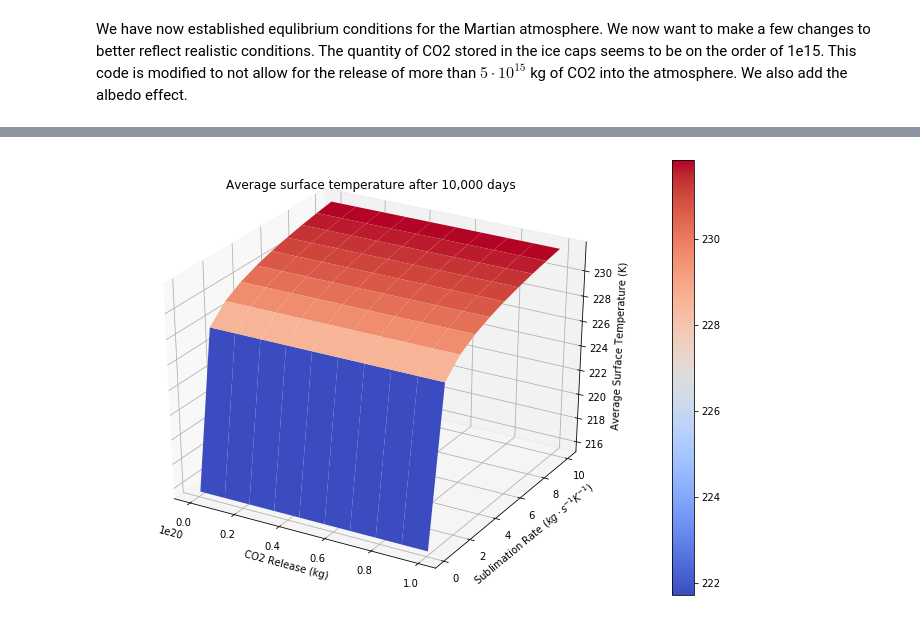
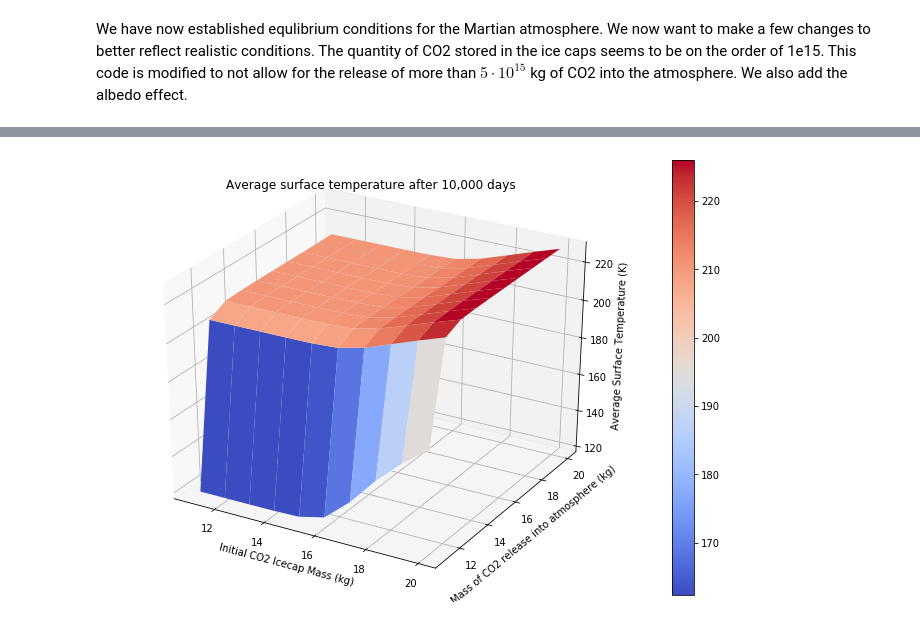
Before and after one commit to morganwb/Mars_Thermal_Project, a Jupyter notebook: Thermal_Notebook.ipynb, the cells around one changed output, grey strips where cells are left out. Drawn from its saved outputs; the diff is of its cells as text; code cells hidden in the pictures.

Commit message:
More progress on graphing, new timeseries graphs reveal tendencies towards equlibria

```diff
--- a/Thermal_Notebook.ipynb
+++ b/Thermal_Notebook.ipynb
@@ -128,7 +129,7 @@ We have now established equlibrium conditions for the Martian atmosphere. We now
 # %%
 def albedo(C_ice,C_0):
     output = np.float64()
-    output = (0.1/C-0)*C_ice+0.15
+    output = (0.1/C_0)*C_ice+0.15
     return output
 # %%
 C_icecaps = 5e15
@@ -171,17 +172,20 @@ plotC_T(C_list,T_list)
 # %%
-def final_state(T_0=209,C_0=2.34e16,C_i_0=5e15,beta=0.1,G=1,A=20,C_release=0,it=10000):
+def final_state(T_0=209,C_0=2.34e16,C_i_0=15,beta=1000000,G=6,A=20,C_release=5,it=10000):
+
+    C_i_0 = 10**C_i_0
+
+    C_release = 10**C_release
 
     T = T_0
     C = C_0
     C_icecaps = C_i_0
     t=0
-
     for i in range(it):
-        dT = (solar_constant*(1-albedo(C_icecaps,C_i_0)) + G + (A*np.log(C/C_0)) - 4*(SB_constant*(T**4)))/700
-
-
+        dT = (solar_constant*(1-albedo(C_icecaps,C_i_0)) + G + (A*math.log(C/C_0)) - 4*(SB_constant*(T**4)))/700
+        #print(albedo(C_icecaps,C_i_0))
     # limits the total amount of CO2 that may be added to the atmosphere
         if C_icecaps > 0:
+            T_star_offset = T-(T_0-140)
             dC = ((T-T_star_offset) - 140)*beta
             C_icecaps = C_icecaps - dC
 
@@ -202,0 +236,7 @@ myvar = final_state(C_release = 5e15,it=100000)
+# %%
+G = np.linspace(11,20,5)
+A = np.linspace(11,16,5)
+output = np.empty([5,5],dtype=list)
+for i in range(5):
+    for j in range(5):
+        output[i,j] = timeseries(C_i_0=G[i],C_release=A[j],it=1000)
@@ -203,22 +273,29 @@ myvar = final_state(C_release = 5e15,it=100000)
 # %%
-G = np.linspace(0.1,10,10)
-A = np.linspace(1e10,1e20,10)
+G = np.linspace(11,20,10)
+A = np.linspace(11,20,10)
 output = np.empty([10,10])
 for i in range(10):
     for j in range(10):
-        output[i,j] = final_state(beta=G[i],C_release=A[j],it=10000)
+        output[i,j] = final_state(C_i_0=G[i],C_release=A[j],it=10000)
 # %%
-X, Y = np.meshgrid(G, A)
+X, Y = np.meshgrid(G,A)
 fig = plt.figure()
 ax = fig.gca(projection='3d')
-surf = ax.plot_surface(Y,X,output,cmap=cm.coolwarm)
+
+#ax.set_yscale('symlog')
+
+surf = ax.plot_surface(X,Y,output,cmap=cm.coolwarm)
+
 ax.set_title("Average surface temperature after 10,000 days")
-ax.set_xlabel('CO2 Release (kg)')
-ax.set_ylabel('Sublimation Rate ($kg \cdot s^{-1} K^{-1}$)')
+ax.set_xlabel('Initial CO2 Icecap Mass (kg)')
+ax.set_ylabel('Mass of CO2 release into atmosphere (kg)')
 ax.set_zlabel('Average Surface Temperature (K)')
 
+
+
 ax.autoscale()
+
 fig.colorbar(surf,ax=ax)
 plt.show()
 # %% [output]
-[figure, old version]
+[figure, new version]
```
Also changed, not shown: parts of 5 cells of this notebook.
